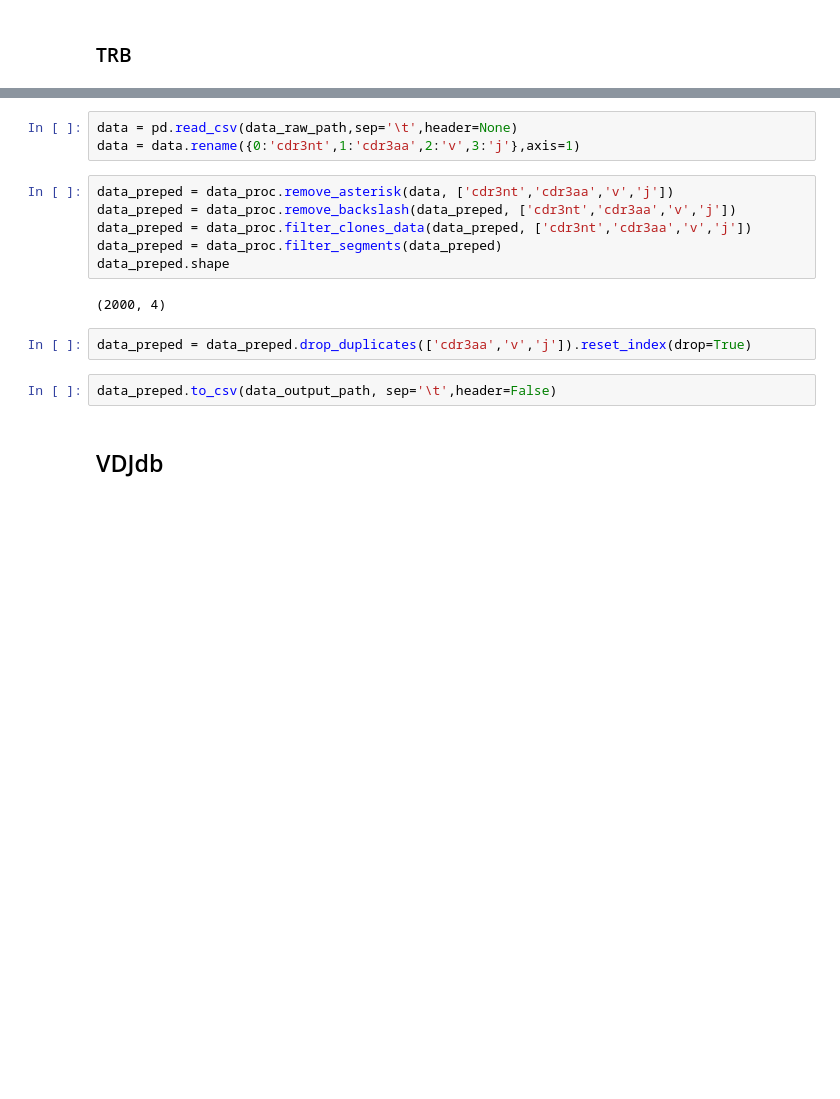
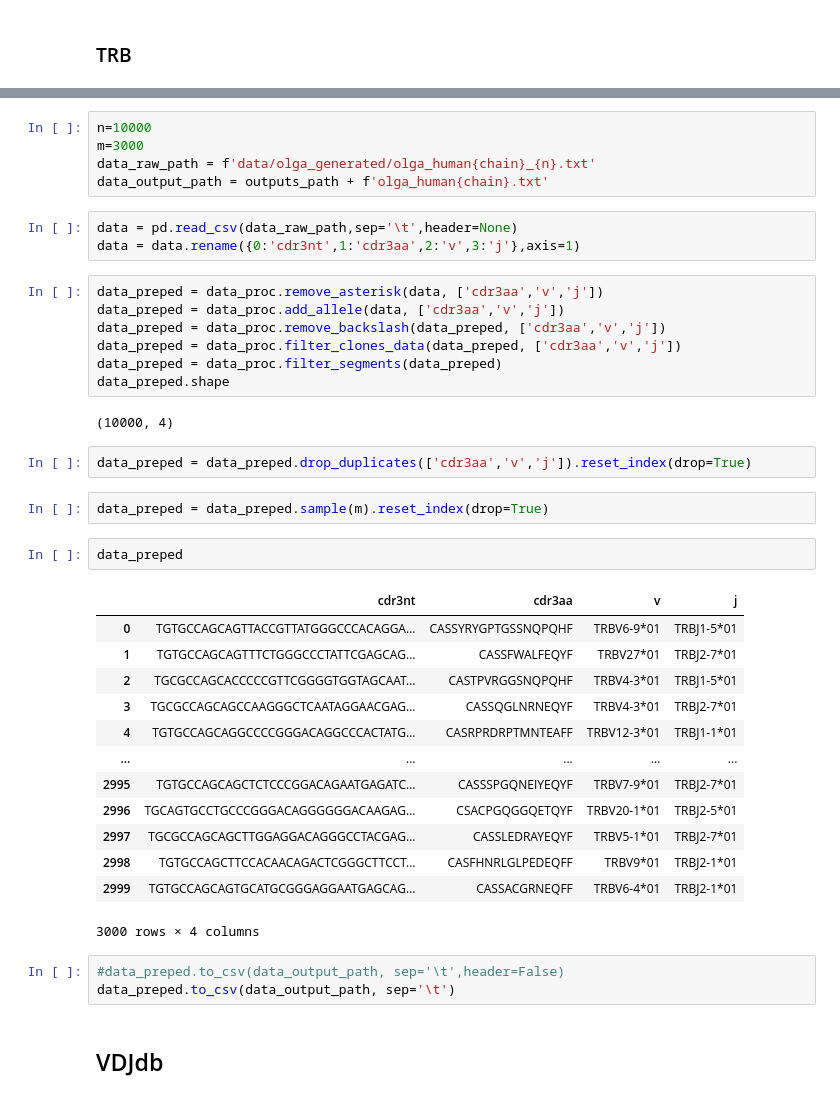
Before and after one commit to yuliajk/tcremp, a Jupyter notebook: data_prep.ipynb, the cells around one changed output, grey strips where cells are left out. Saved outputs shown, nothing was run; the diff lists cells and outputs as text; blank space fills up the shorter version.

```diff
--- a/data_prep.ipynb
+++ b/data_prep.ipynb
@@ -96,18 +113,43 @@ data_output_path = outputs_path +'olga_humanTRB_2000.txt'
+# %%
+n=10000
+m=3000
+data_raw_path = f'data/olga_generated/olga_human{chain}_{n}.txt'
+data_output_path = outputs_path + f'olga_human{chain}.txt'
 # %%
 data = pd.read_csv(data_raw_path,sep='\t',header=None)
 data = data.rename({0:'cdr3nt',1:'cdr3aa',2:'v',3:'j'},axis=1)
 # %%
-data_preped = data_proc.remove_asterisk(data, ['cdr3nt','cdr3aa','v','j'])
-data_preped = data_proc.remove_backslash(data_preped, ['cdr3nt','cdr3aa','v','j'])
-data_preped = data_proc.filter_clones_data(data_preped, ['cdr3nt','cdr3aa','v','j'])
+data_preped = data_proc.remove_asterisk(data, ['cdr3aa','v','j'])
+data_preped = data_proc.add_allele(data, ['cdr3aa','v','j'])
+data_preped = data_proc.remove_backslash(data_preped, ['cdr3aa','v','j'])
+data_preped = data_proc.filter_clones_data(data_preped, ['cdr3aa','v','j'])
 data_preped = data_proc.filter_segments(data_preped)
 data_preped.shape
 # %% [output]
-(2000, 4)
+(10000, 4)
 # %%
 data_preped = data_preped.drop_duplicates(['cdr3aa','v','j']).reset_index(drop=True)
+# %%
+data_preped = data_preped.sample(m).reset_index(drop=True)
+# %%
+data_preped
+# %% [output]
+|  | cdr3nt | cdr3aa | v | j |
+| 0 | TGTGCCAGCAGTTACCGTTATGGGCCCACAGGA... | CASSYRYGPTGSSNQPQHF | TRBV6-9*01 | TRBJ1-5*01 |
+| 1 | TGTGCCAGCAGTTTCTGGGCCCTATTCGAGCAG... | CASSFWALFEQYF | TRBV27*01 | TRBJ2-7*01 |
+| 2 | TGCGCCAGCACCCCCGTTCGGGGTGGTAGCAAT... | CASTPVRGGSNQPQHF | TRBV4-3*01 | TRBJ1-5*01 |
+| 3 | TGCGCCAGCAGCCAAGGGCTCAATAGGAACGAG... | CASSQGLNRNEQYF | TRBV4-3*01 | TRBJ2-7*01 |
+| 4 | TGTGCCAGCAGGCCCCGGGACAGGCCCACTATG... | CASRPRDRPTMNTEAFF | TRBV12-3*01 | TRBJ1-1*01 |
+| ... | ... | ... | ... | ... |
+| 2995 | TGTGCCAGCAGCTCTCCCGGACAGAATGAGATC... | CASSSPGQNEIYEQYF | TRBV7-9*01 | TRBJ2-7*01 |
+| 2996 | TGCAGTGCCTGCCCGGGACAGGGGGGACAAGAG... | CSACPGQGGQETQYF | TRBV20-1*01 | TRBJ2-5*01 |
+| 2997 | TGCGCCAGCAGCTTGGAGGACAGGGCCTACGAG... | CASSLEDRAYEQYF | TRBV5-1*01 | TRBJ2-7*01 |
+| 2998 | TGTGCCAGCTTCCACAACAGACTCGGGCTTCCT... | CASFHNRLGLPEDEQFF | TRBV9*01 | TRBJ2-1*01 |
+| 2999 | TGTGCCAGCAGTGCATGCGGGAGGAATGAGCAG... | CASSACGRNEQFF | TRBV6-4*01 | TRBJ2-1*01 |
+3000 rows × 4 columns
 # %%
-data_preped.to_csv(data_output_path, sep='\t',header=False)
+#data_preped.to_csv(data_output_path, sep='\t',header=False)
+data_preped.to_csv(data_output_path, sep='\t')
 # %% [markdown]
 ## VDJdb
 # %%
```
Also changed, not shown: parts of 48 cells of this notebook, 1 other file.
